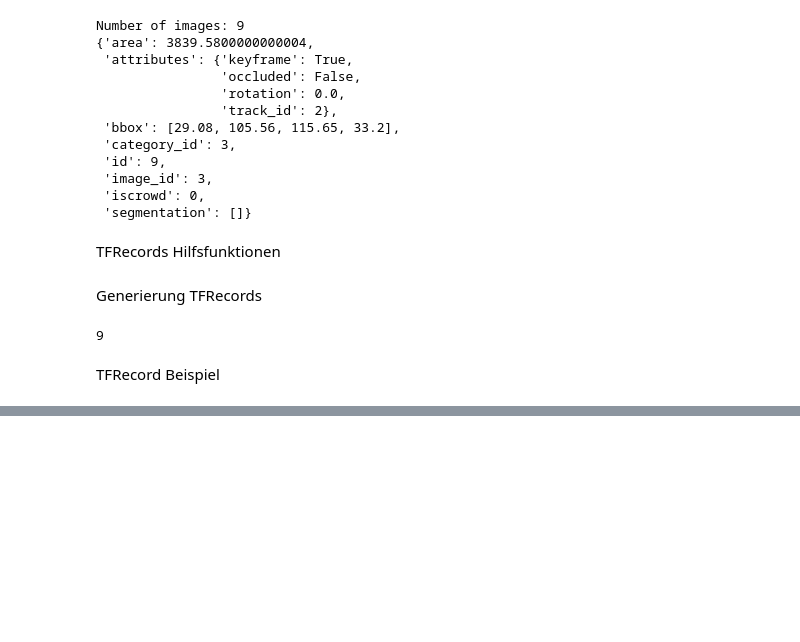
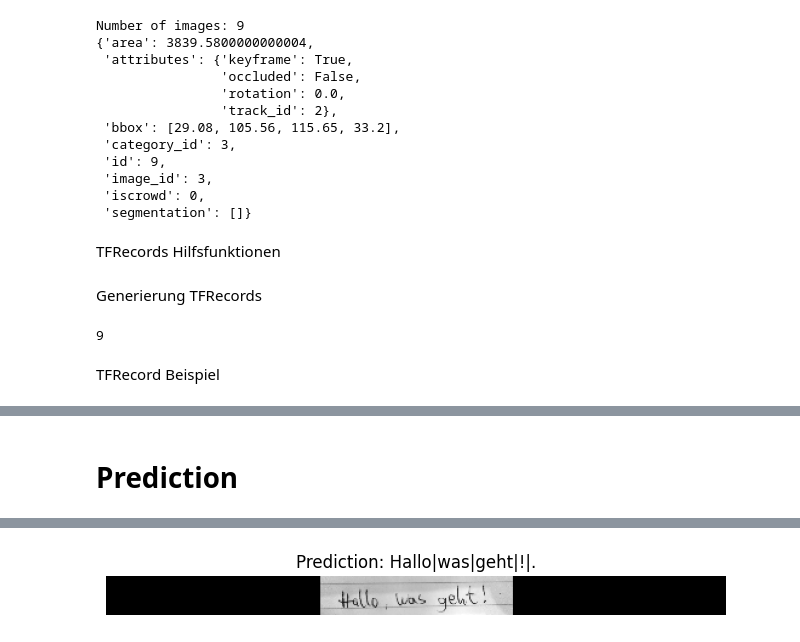
Before and after one commit to Haeuptling/BBArchComparison, a Jupyter notebook: dataset.ipynb, the cells around one changed output, grey strips where cells are left out. Cells and saved outputs as stored; diff of their text form; code cells hidden in the pictures; blank space fills up the shorter version.

```diff
--- a/dataset.ipynb
+++ b/dataset.ipynb
@@ -352,0 +400,3 @@ model.fit(
+# %%
+rnn = build_model9v3()
+rnn.load_weights("alexej_weights.keras")
@@ -352,0 +406,51 @@ model.fit(
+# %% [markdown]
+# Prediction
+# %%
+prediction_model = keras.models.Model(rnn.get_layer(name="image").input, rnn.get_layer(name="dense2").output)
+# %%
+# A utility function to decode the output of the network.
+def decode_batch_predictions(pred):
+    input_len = np.ones(pred.shape[0]) * pred.shape[1]
+    # Use greedy search. For complex tasks, you can use beam search.
+    results = keras.backend.ctc_decode(pred, input_length=input_len, greedy=True)[0][0][:, :tokenizer.max_len]
+    # Iterate over the results and get back the text.
+    output_text = []
+    for res in results:
+        res = tf.gather(res, tf.where(tf.math.not_equal(res, -1)))
+        res = tf.strings.reduce_join(tokenizer.num_to_char(res)).numpy().decode("utf-8")
+        output_text.append(res)
+    return output_text
+# %%
+import preprocess
+
+def plot_evaluation(name, image):
+    _, ax = plt.subplots(1, 1, figsize=(8, 8))
+
+    img = image
+    img = tf.image.flip_left_right(img)
+    img = tf.transpose(img, perm=[1, 0, 2])
+    img = (img * 255.0).numpy().clip(0, 255).astype(np.uint8)
+    img = img[:, :, 0]
+
+    preds = prediction_model.predict(tf.expand_dims(image, axis=0))
+    pred_texts = decode_batch_predictions(preds)
+
+    # Display the prediction at the specified index (default is the first prediction)
+    selected_pred_text = pred_texts[0]
+
+    title = f"Prediction: {selected_pred_text}"
+    ax.imshow(img, cmap="gray")
+    ax.set_title(title)
+    ax.axis("off")
+
+    plt.show()
+
+# Example usage for a single image
+image_path = "data/hallo.jpg"  # Replace with the path to your image
+img_size=(preprocess.image_width, preprocess.image_height)
+image = tf.io.read_file(image_path)
+image = tf.image.decode_png(image, 1)
+image = preprocess.distortion_free_resize(image, img_size)
+image = tf.cast(image, tf.float32) / 255.0
+plot_evaluation("single_image_result", image)
+# %% [output]
@@ -352,0 +458 @@ model.fit(
+[figure, added]
```
Also changed, not shown: parts of 10 cells of this notebook, 4 other files.
